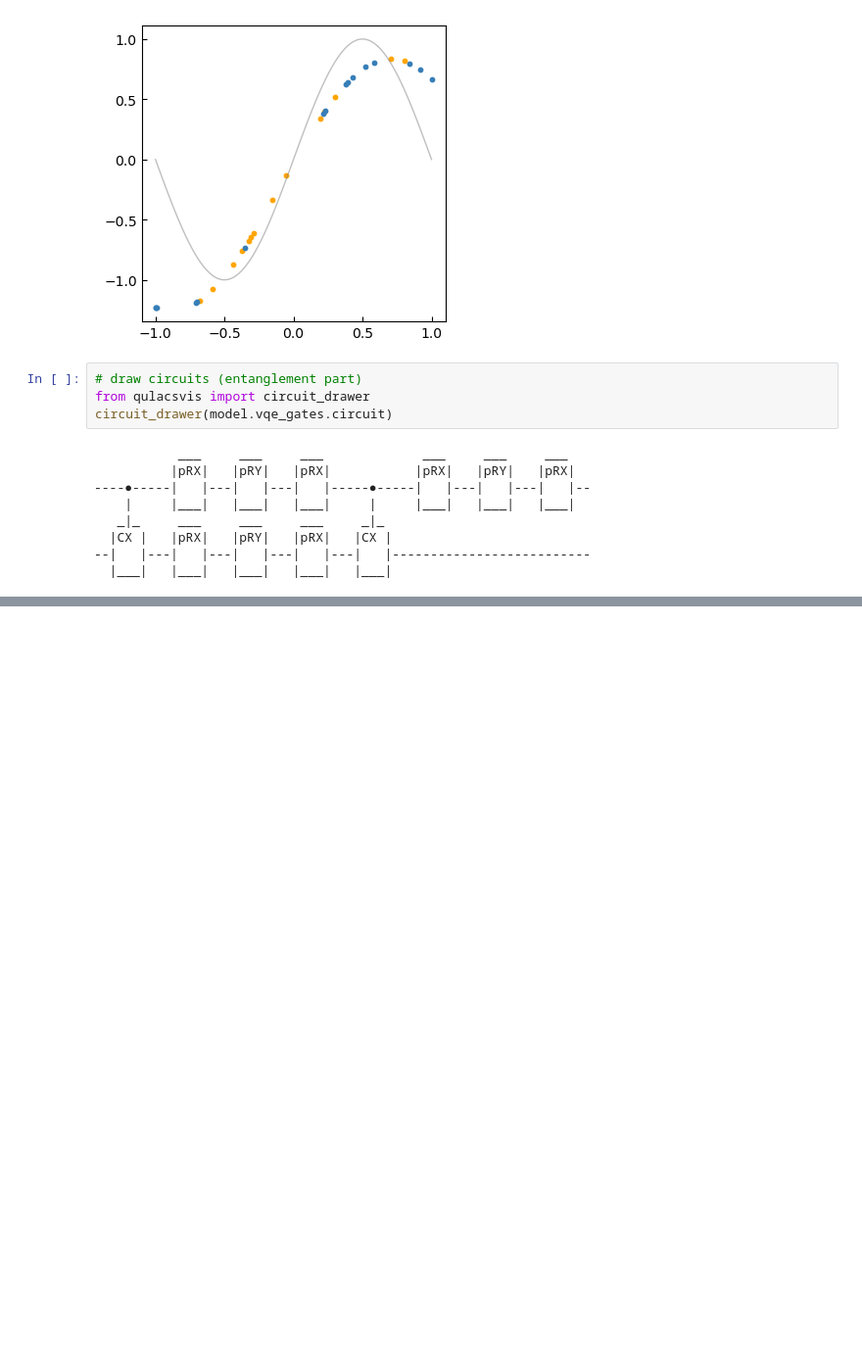
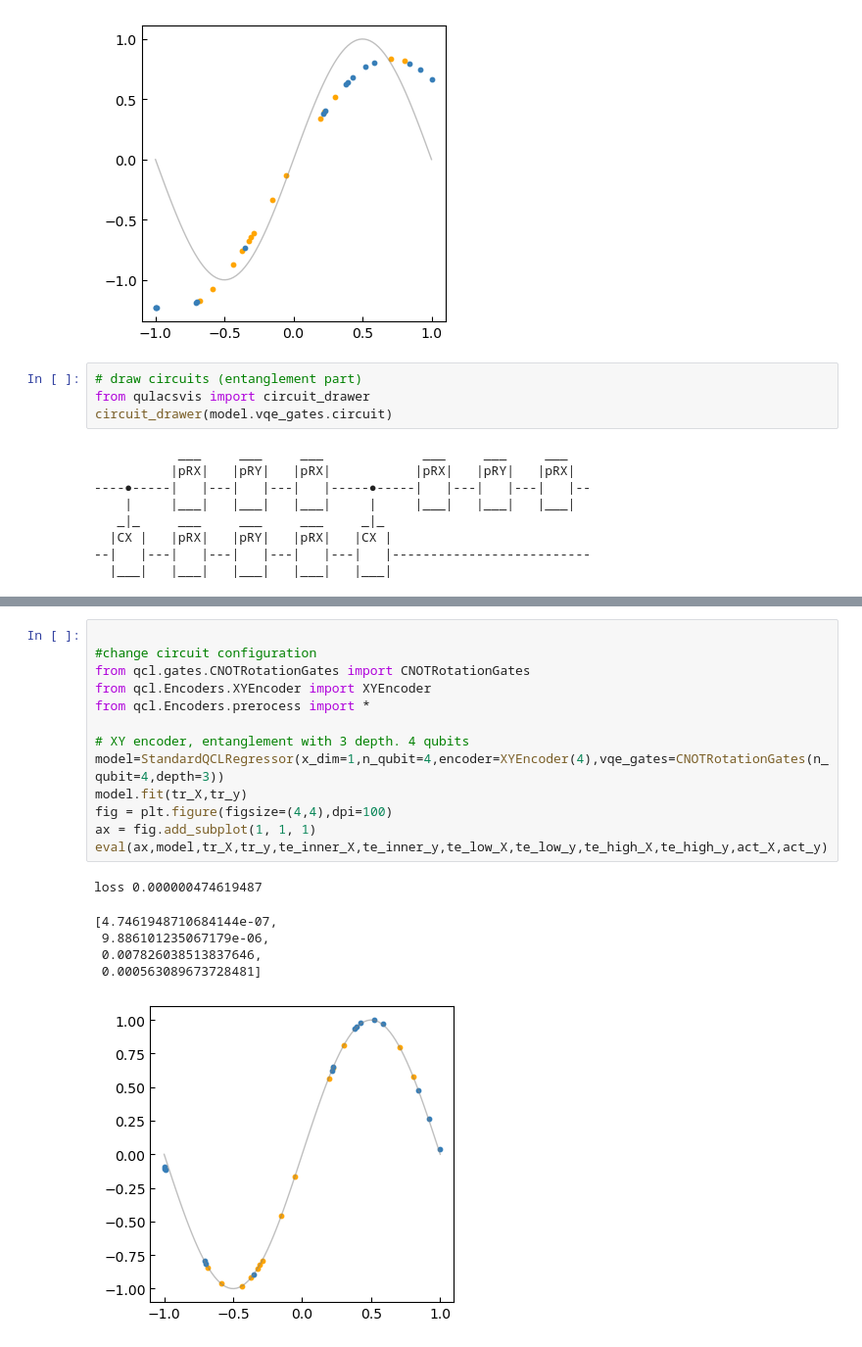
Before and after one commit to KanHatakeyama/qcl, a Jupyter notebook: QCLRegressor.ipynb, the cells around one changed output, grey strips where cells are left out. Shown at 98% size. Cells and saved outputs as stored; diff of their text form; blank space fills up the shorter version.

```diff
--- a/QCLRegressor.ipynb
+++ b/QCLRegressor.ipynb
@@ -81,0 +96,20 @@ loss 0.004279264498464
+# %%
+
+#change circuit configuration
+from qcl.gates.CNOTRotationGates import CNOTRotationGates
+from qcl.Encoders.XYEncoder import XYEncoder
+from qcl.Encoders.prerocess import *
+
+# XY encoder, entanglement with 3 depth. 4 qubits
+model=StandardQCLRegressor(x_dim=1,n_qubit=4,encoder=XYEncoder(4),vqe_gates=CNOTRotationGates(n_qubit=4,depth=3))
+model.fit(tr_X,tr_y)
+fig = plt.figure(figsize=(4,4),dpi=100)
+ax = fig.add_subplot(1, 1, 1)
+eval(ax,model,tr_X,tr_y,te_inner_X,te_inner_y,te_low_X,te_low_y,te_high_X,te_high_y,act_X,act_y)
+# %% [output]
+loss 0.000000474619487
+[4.7461948710684144e-07,
+ 9.886101235067179e-06,
+ 0.007826038513837646,
+ 0.000563089673728481]
+[figure, added]
```
Also changed, not shown: parts of 3 cells of this notebook, 5 other files.
